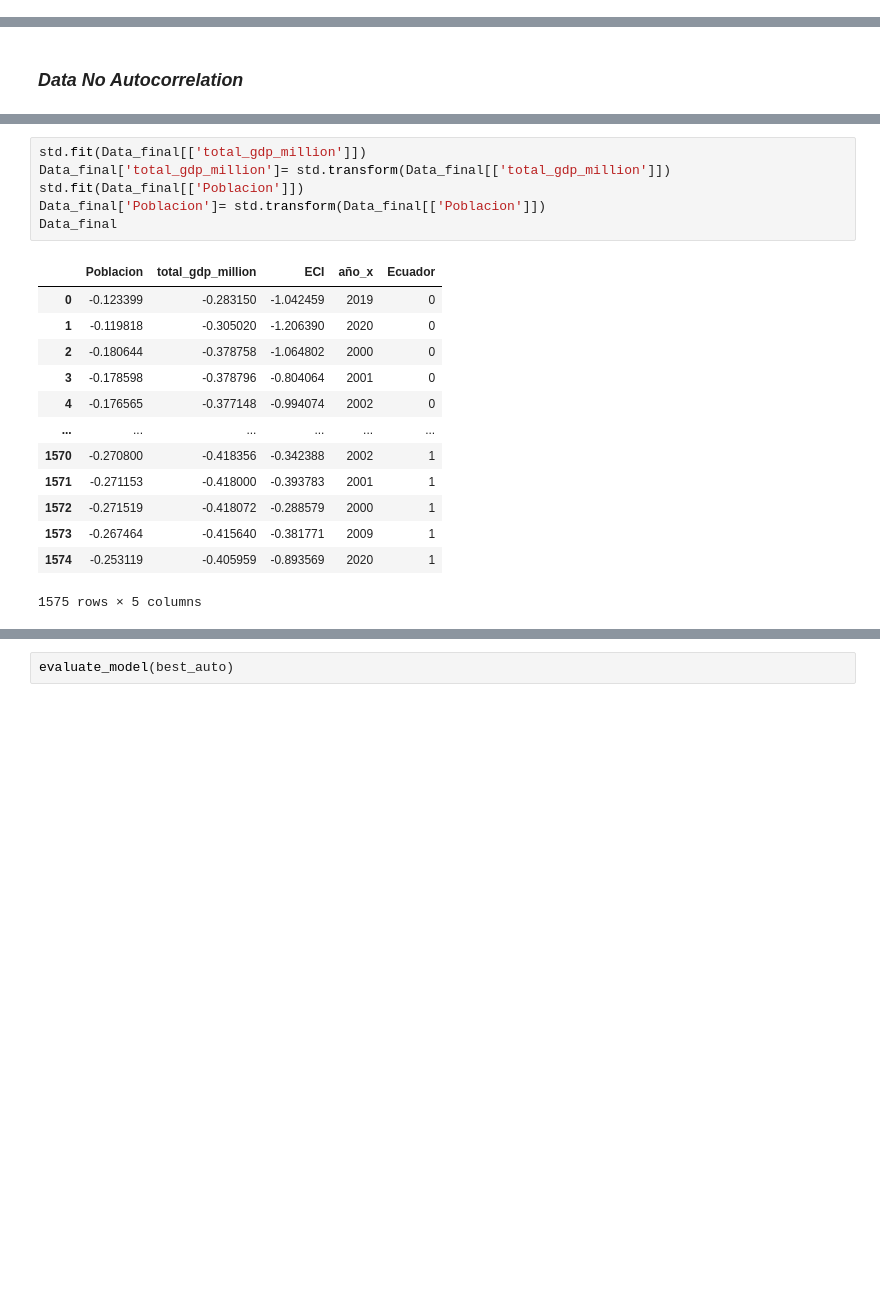
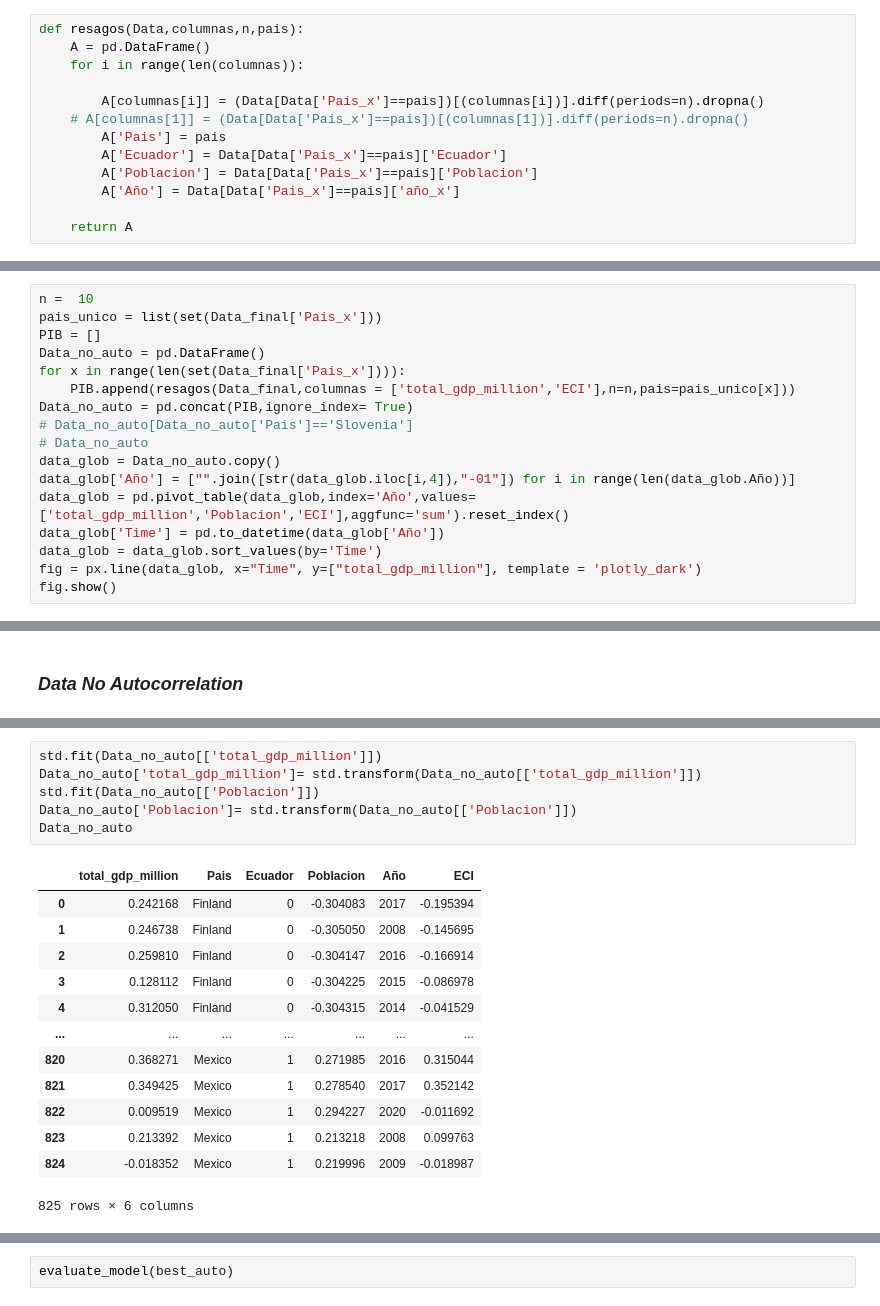
Before and after one commit to SantiagoGS97/Proyecto, a Jupyter notebook: Proyecto.ipynb, the cells around one changed output, grey strips where cells are left out. Drawn from its saved outputs; the diff is of its cells as text; blank space fills up the shorter version.

```diff
--- a/Proyecto.ipynb
+++ b/Proyecto.ipynb
@@ -329,0 +356,13 @@ ECI = SARIMAX(Data_final.ECI,order=(1,2,2)).fit()
+# %%
+def resagos(Data,columnas,n,pais):
+    A = pd.DataFrame()
+    for i in range(len(columnas)):
+
+        A[columnas[i]] = (Data[Data['Pais_x']==pais])[(columnas[i])].diff(periods=n).dropna()
+    # A[columnas[1]] = (Data[Data['Pais_x']==pais])[(columnas[1])].diff(periods=n).dropna()
+        A['Pais'] = pais
+        A['Ecuador'] = Data[Data['Pais_x']==pais]['Ecuador']
+        A['Poblacion'] = Data[Data['Pais_x']==pais]['Poblacion']
+        A['Año'] = Data[Data['Pais_x']==pais]['año_x']
+
+    return A
@@ -329,0 +385,17 @@ ECI = SARIMAX(Data_final.ECI,order=(1,2,2)).fit()
+# %%
+n =  10
+pais_unico = list(set(Data_final['Pais_x']))
+PIB = []
+Data_no_auto = pd.DataFrame()
+for x in range(len(set(Data_final['Pais_x']))):
+    PIB.append(resagos(Data_final,columnas = ['total_gdp_million','ECI'],n=n,pais=pais_unico[x]))
+Data_no_auto = pd.concat(PIB,ignore_index= True)
+# Data_no_auto[Data_no_auto['Pais']=='Slovenia']
+# Data_no_auto
+data_glob = Data_no_auto.copy()
+data_glob['Año'] = ["".join([str(data_glob.iloc[i,4]),"-01"]) for i in range(len(data_glob.Año))]
+data_glob = pd.pivot_table(data_glob,index='Año',values=['total_gdp_million','Poblacion','ECI'],aggfunc='sum').reset_index()
+data_glob['Time'] = pd.to_datetime(data_glob['Año'])
+data_glob = data_glob.sort_values(by='Time')
+fig = px.line(data_glob, x="Time", y=["total_gdp_million"], template = 'plotly_dark')
+fig.show()
@@ -463,21 +567,21 @@ Data_final
 # %%
-std.fit(Data_final[['total_gdp_million']])
-Data_final['total_gdp_million']= std.transform(Data_final[['total_gdp_million']])
-std.fit(Data_final[['Poblacion']])
-Data_final['Poblacion']= std.transform(Data_final[['Poblacion']])
-Data_final
+std.fit(Data_no_auto[['total_gdp_million']])
+Data_no_auto['total_gdp_million']= std.transform(Data_no_auto[['total_gdp_million']])
+std.fit(Data_no_auto[['Poblacion']])
+Data_no_auto['Poblacion']= std.transform(Data_no_auto[['Poblacion']])
+Data_no_auto
 # %% [output]
-|  | Poblacion | total_gdp_million | ECI | año_x | Ecuador |
-| 0 | -0.123399 | -0.283150 | -1.042459 | 2019 | 0 |
-| 1 | -0.119818 | -0.305020 | -1.206390 | 2020 | 0 |
-| 2 | -0.180644 | -0.378758 | -1.064802 | 2000 | 0 |
-| 3 | -0.178598 | -0.378796 | -0.804064 | 2001 | 0 |
-| 4 | -0.176565 | -0.377148 | -0.994074 | 2002 | 0 |
-| ... | ... | ... | ... | ... | ... |
-| 1570 | -0.270800 | -0.418356 | -0.342388 | 2002 | 1 |
-| 1571 | -0.271153 | -0.418000 | -0.393783 | 2001 | 1 |
-| 1572 | -0.271519 | -0.418072 | -0.288579 | 2000 | 1 |
-| 1573 | -0.267464 | -0.415640 | -0.381771 | 2009 | 1 |
-| 1574 | -0.253119 | -0.405959 | -0.893569 | 2020 | 1 |
+|  | total_gdp_million | Pais | Ecuador | Poblacion | Año | ECI |
+| 0 | 0.242168 | Finland | 0 | -0.304083 | 2017 | -0.195394 |
+| 1 | 0.246738 | Finland | 0 | -0.305050 | 2008 | -0.145695 |
+| 2 | 0.259810 | Finland | 0 | -0.304147 | 2016 | -0.166914 |
+| 3 | 0.128112 | Finland | 0 | -0.304225 | 2015 | -0.086978 |
+| 4 | 0.312050 | Finland | 0 | -0.304315 | 2014 | -0.041529 |
+| ... | ... | ... | ... | ... | ... | ... |
+| 820 | 0.368271 | Mexico | 1 | 0.271985 | 2016 | 0.315044 |
+| 821 | 0.349425 | Mexico | 1 | 0.278540 | 2017 | 0.352142 |
+| 822 | 0.009519 | Mexico | 1 | 0.294227 | 2020 | -0.011692 |
+| 823 | 0.213392 | Mexico | 1 | 0.213218 | 2008 | 0.099763 |
+| 824 | -0.018352 | Mexico | 1 | 0.219996 | 2009 | -0.018987 |
-1575 rows × 5 columns
+825 rows × 6 columns
 # %%
```
Also changed, not shown: parts of 34 cells of this notebook, 1 other file.
